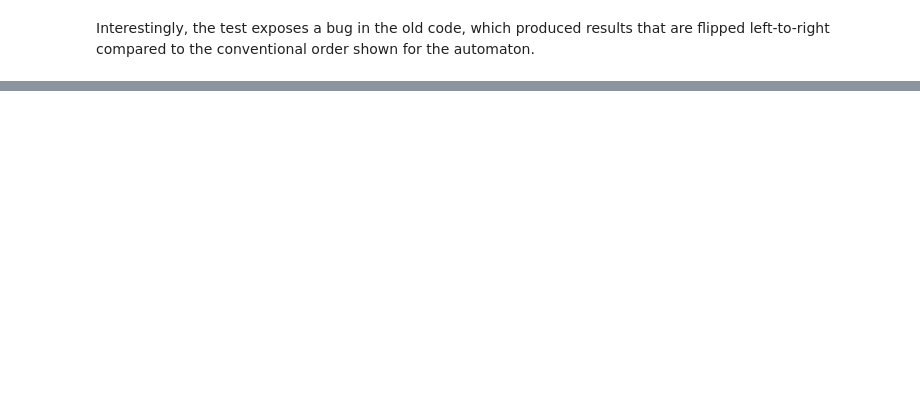
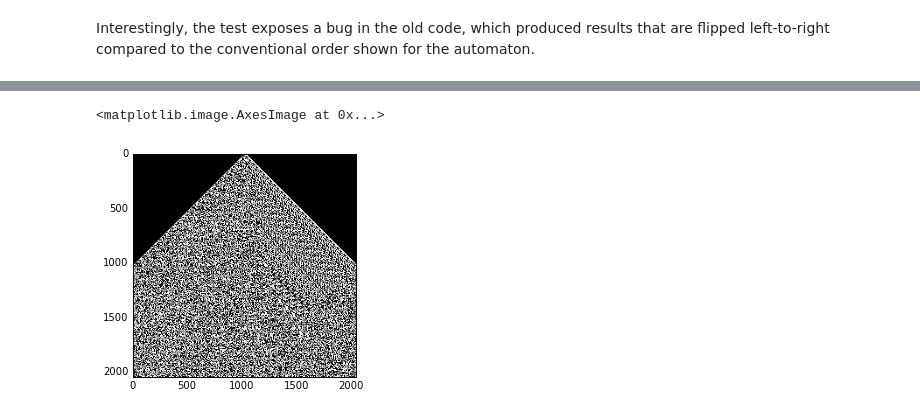
Before and after one commit to joeycarr/ulam, a Jupyter notebook: performance_comparison.ipynb, the cells around one changed output, grey strips where cells are left out. Saved outputs shown, nothing was run; the diff lists cells and outputs as text; code cells hidden in the pictures; blank space fills up the shorter version.

```diff
--- a/performance_comparison.ipynb
+++ b/performance_comparison.ipynb
@@ -47,0 +51,10 @@ plt.imshow(img, cmap='gray')
+# %%
+ca = CellularAutomaton2(30,2,1)
+
+img = np.zeros((SIZE,SIZE), dtype=np.int)
+img[0,SIZE//2] = 1
+
+%timeit ca.apply(img)
+
+plt.imshow(img, cmap='gray')
+# %% [output]
@@ -48,3 +62,5 @@ plt.imshow(img, cmap='gray')
+<matplotlib.image.AxesImage at 0x...>
+[figure, added]
 # %%
 import cProfile
 
```
Also changed, not shown: parts of 6 cells of this notebook, 1 other file.
